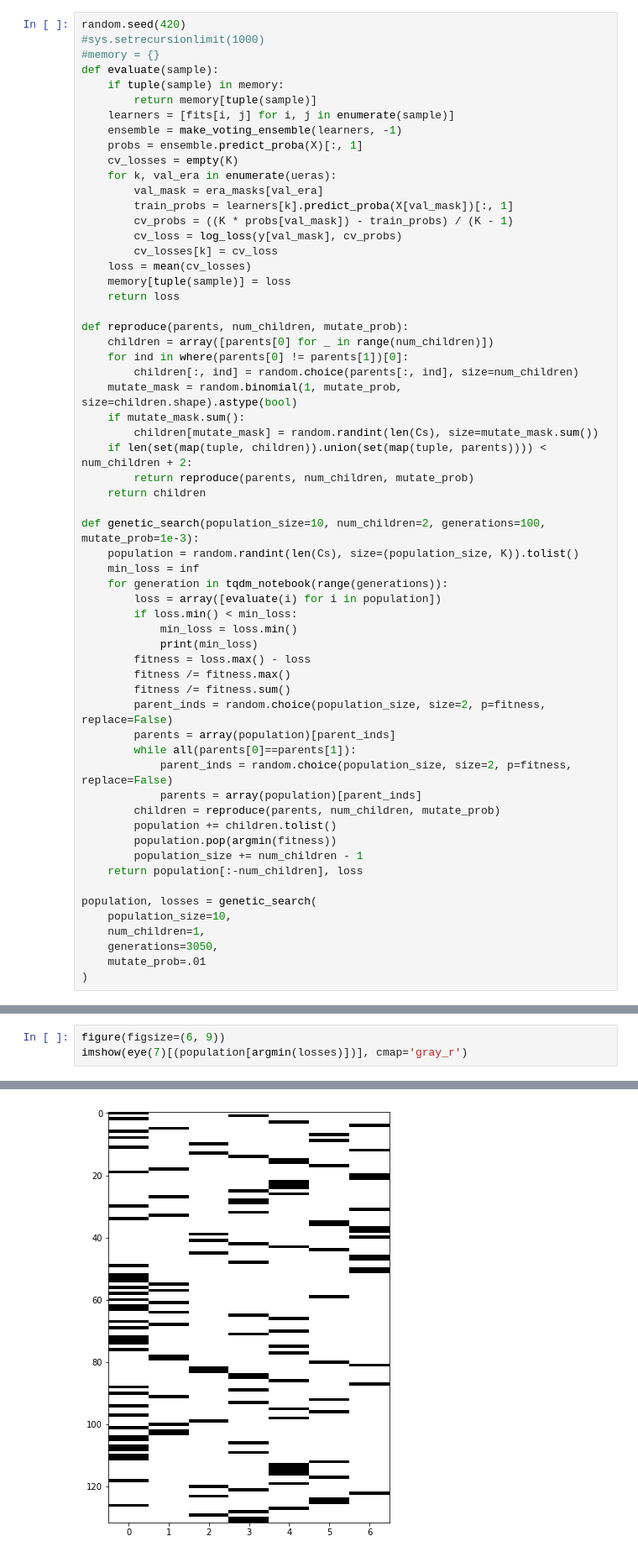
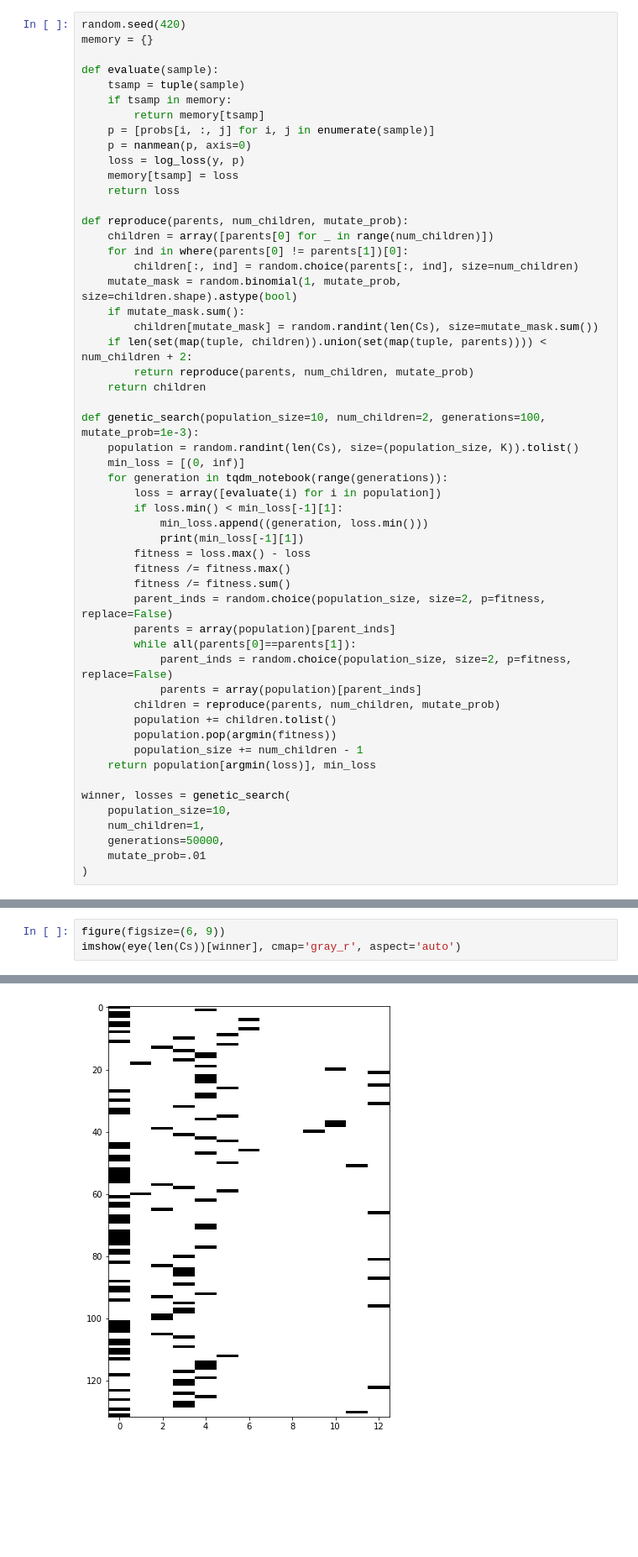
Before and after one commit to jkyl/numerai, a Jupyter notebook: genetic.ipynb, the cells around one changed output, grey strips where cells are left out. Shown: that part at 84% size. Cells and saved outputs as stored; diff of their text form; blank space fills up the shorter version.

```diff
--- a/genetic.ipynb
+++ b/genetic.ipynb
@@ -61,22 +48,15 @@ save('/Users/jkyl/Desktop/min_sample.npy', min_sample)
 # %%
 random.seed(420)
-#sys.setrecursionlimit(1000)
-#memory = {}
+memory = {}
+
 def evaluate(sample):
-    if tuple(sample) in memory:
-        return memory[tuple(sample)]
-    learners = [fits[i, j] for i, j in enumerate(sample)]
-    ensemble = make_voting_ensemble(learners, -1)
-    probs = ensemble.predict_proba(X)[:, 1]
-    cv_losses = empty(K)
-    for k, val_era in enumerate(ueras):
-        val_mask = era_masks[val_era]
-        train_probs = learners[k].predict_proba(X[val_mask])[:, 1]
-        cv_probs = ((K * probs[val_mask]) - train_probs) / (K - 1)
-        cv_loss = log_loss(y[val_mask], cv_probs)
-        cv_losses[k] = cv_loss
-    loss = mean(cv_losses)
-    memory[tuple(sample)] = loss
+    tsamp = tuple(sample)
+    if tsamp in memory:
+        return memory[tsamp]
+    p = [probs[i, :, j] for i, j in enumerate(sample)]
+    p = nanmean(p, axis=0)
+    loss = log_loss(y, p)
+    memory[tsamp] = loss
     return loss
 
 def reproduce(parents, num_children, mutate_prob):
@@ -92,12 +72,12 @@ def reproduce(parents, num_children, mutate_prob):
 
 def genetic_search(population_size=10, num_children=2, generations=100, mutate_prob=1e-3):
     population = random.randint(len(Cs), size=(population_size, K)).tolist()
-    min_loss = inf
+    min_loss = [(0, inf)]
     for generation in tqdm_notebook(range(generations)):
         loss = array([evaluate(i) for i in population])
-        if loss.min() < min_loss:
-            min_loss = loss.min()
-            print(min_loss)
+        if loss.min() < min_loss[-1][1]:
+            min_loss.append((generation, loss.min()))
+            print(min_loss[-1][1])
         fitness = loss.max() - loss
         fitness /= fitness.max()
         fitness /= fitness.sum()
@@ -110,12 +90,12 @@ def genetic_search(population_size=10, num_children=2, generations=100, mutate_p
         population += children.tolist()
         population.pop(argmin(fitness))
         population_size += num_children - 1
-    return population[:-num_children], loss
+    return population[argmin(loss)], min_loss
 
-population, losses = genetic_search(
+winner, losses = genetic_search(
     population_size=10,
     num_children=1,
-    generations=3050,
+    generations=50000,
     mutate_prob=.01
 )
 # %% [output]
@@ -142,6 +127,6 @@ If you're reading this message in another frontend (for example, a static render
 # %%
 figure(figsize=(6, 9))
-imshow(eye(7)[(population[argmin(losses)])], cmap='gray_r')
+imshow(eye(len(Cs))[winner], cmap='gray_r', aspect='auto')
 # %% [output]
 <matplotlib.image.AxesImage at 0x...>
-[figure, old version]
+[figure, new version]
```
Also changed, not shown: parts of 11 cells of this notebook.
